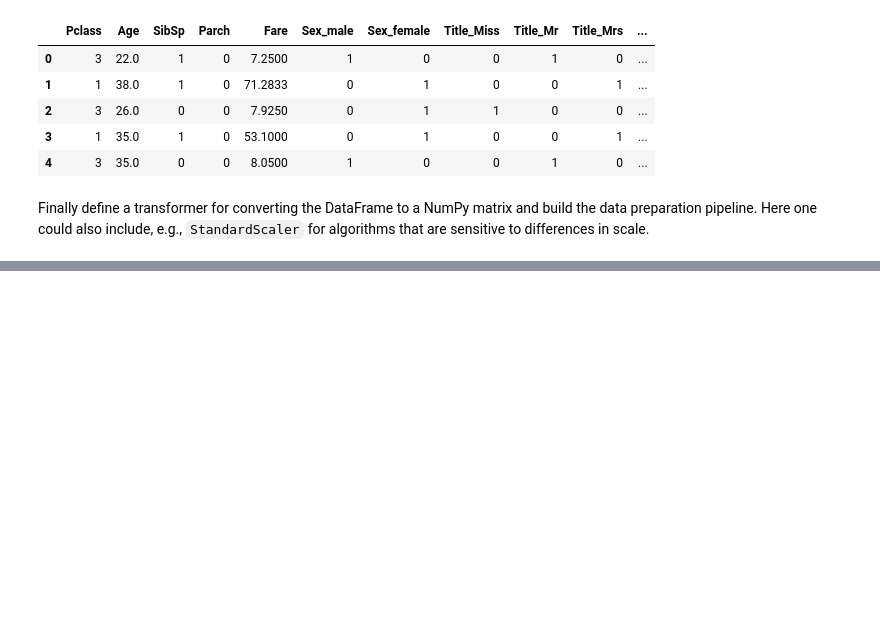
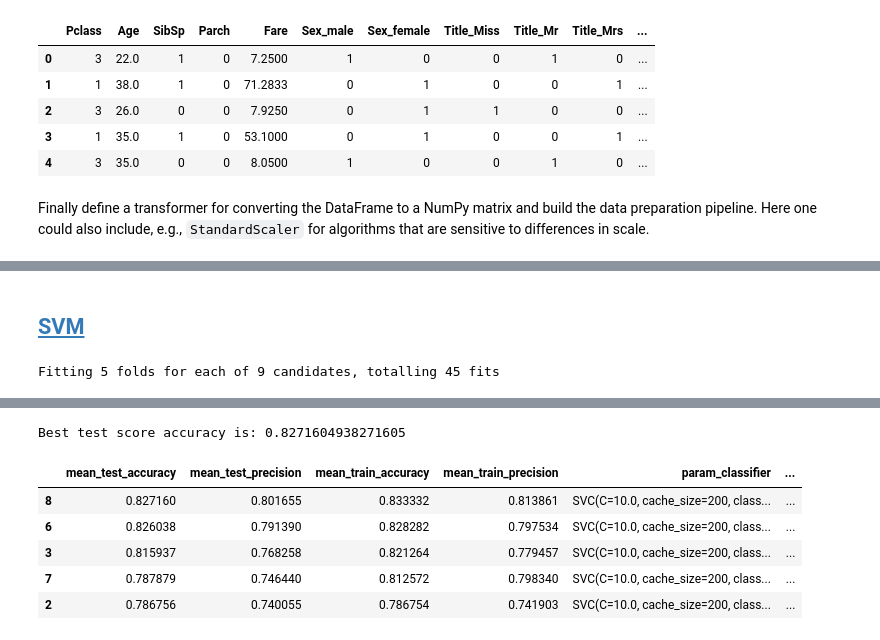
Before and after one commit to ksaaskil/machine-learning-examples, a Jupyter notebook: classification/Kaggle_Titanic_kernel.ipynb, the cells around one changed output, grey strips where cells are left out. Cells and saved outputs as stored; diff of their text form; code cells hidden in the pictures; blank space fills up the shorter version.

Commit message:
Add classifications to titanic kernel.

```diff
--- a/classification/Kaggle_Titanic_kernel.ipynb
+++ b/classification/Kaggle_Titanic_kernel.ipynb
@@ -205,7 +205,7 @@ class ImputerByReference(BaseEstimator, TransformerMixin):
         # Pick columns of interest
         df = X.loc[:, [self.column_to_impute, self.column_ref]]
         # Dictionary containing mean per group
-        self.value_per_group = df.groupby(self.column_ref).mean().to_dict()[self.column_to_impute]
+        self.value_per_group = df.groupby(self.column_ref).median().to_dict()[self.column_to_impute]
         return self
     def transform(self, X):
         def transform(row):
@@ -430,0 +410,18 @@ Best test score accuracy is: 0.8316498316498316
+# %% [markdown]
+## [SVM](http://scikit-learn.org/stable/modules/generated/sklearn.svm.SVC.html)
+# %%
+param_grid = [
+    {
+        'preprocessing__truncate_titles__n_values_to_keep': [5],
+        'classifier': [ SVC(random_state=42) ],
+        'classifier__C': np.logspace(-1, 1, 3),
+        'classifier__kernel': ['linear', 'poly', 'rbf']
+    }
+]
+
+
+svm_grid_search = build_grid_search(pipeline=build_pipeline(), param_grid=param_grid)
+svm_cv_results = run_grid_search(grid_search=svm_grid_search)
+svm_cv_results
+# %% [output]
+Fitting 5 folds for each of 9 candidates, totalling 45 fits
@@ -430,0 +429,7 @@ Best test score accuracy is: 0.8316498316498316
+Best test score accuracy is: 0.8271604938271605
+|  | mean_test_accuracy | mean_test_precision | mean_train_accuracy | mean_train_precision | param_classifier | ... |
+| 8 | 0.827160 | 0.801655 | 0.833332 | 0.813861 | SVC(C=10.0, cache_size=200, class... | ... |
+| 6 | 0.826038 | 0.791390 | 0.828282 | 0.797534 | SVC(C=10.0, cache_size=200, class... | ... |
+| 3 | 0.815937 | 0.768258 | 0.821264 | 0.779457 | SVC(C=10.0, cache_size=200, class... | ... |
+| 7 | 0.787879 | 0.746440 | 0.812572 | 0.798340 | SVC(C=10.0, cache_size=200, class... | ... |
+| 2 | 0.786756 | 0.740055 | 0.786754 | 0.741903 | SVC(C=10.0, cache_size=200, class... | ... |
```
Also changed, not shown: parts of 20 cells of this notebook.
